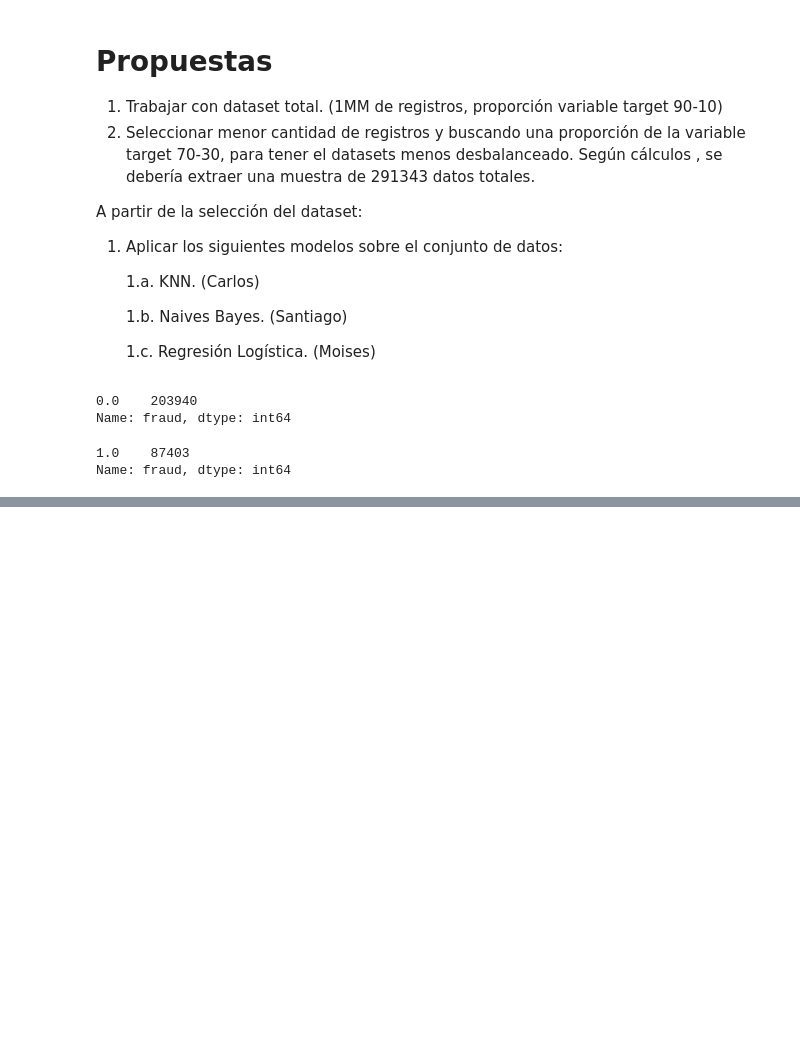
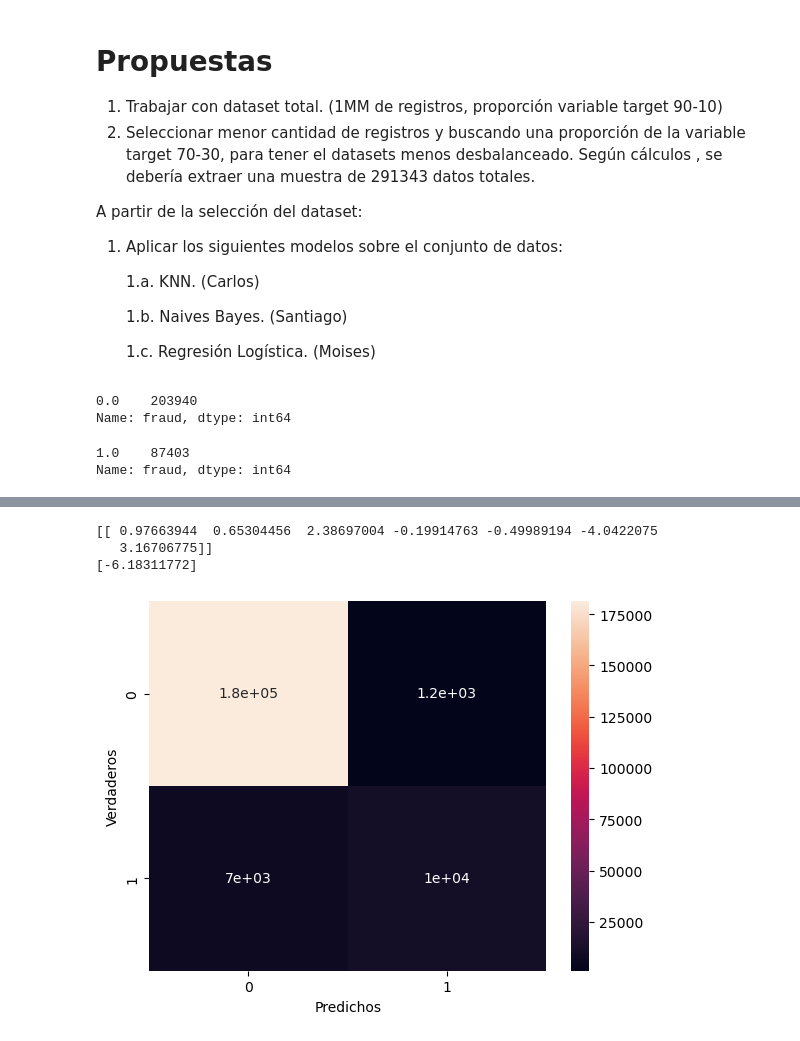
Before and after one commit to asasa293/limpieza_datos, a Jupyter notebook: TP3/TP3 - Moises.ipynb, the cells around one changed output, grey strips where cells are left out. Saved outputs shown, nothing was run; the diff lists cells and outputs as text; code cells hidden in the pictures; blank space fills up the shorter version.

```diff
--- a/TP3/TP3 - Moises.ipynb
+++ b/TP3/TP3 - Moises.ipynb
@@ -98,0 +184,45 @@ plt.ylabel("Number of Observations");
+# %%
+# División de los datos en train y test
+# ==============================================================================
+X = data[feature_cols]
+y = data['fraud']
+
+
+X_train, X_test, y_train, y_test = train_test_split(
+                                        X,
+                                        y,
+                                        stratify=y,
+                                        train_size   = 0.8,
+                                        random_state = 123,
+                                     )
+# %%
+# Estandarización
+scaler = StandardScaler()
+X_train_scaled = scaler.fit_transform(X_train)
+# %%
+# Entrenando al modelo
+X = X_train_scaled
+y = y_train
+
+# Instanciamos un objeto de esa clase
+logistic_regression = LogisticRegression()
+# Ajustamos esta instancia con los datos de entrenamiento
+logistic_regression.fit(X, y)
+print(logistic_regression.coef_)
+print(logistic_regression.intercept_)
+# %% [output]
+[[ 0.97663944  0.65304456  2.38697004 -0.19914763 -0.49989194 -4.0422075
+   3.16706775]]
+[-6.18311772]
+# %%
+# Hacemos predicciones con el modelo entrenado
+y_train_pred = logistic_regression.predict(X_train_scaled)
+y_test_pred = logistic_regression.predict(scaler.transform(X_test)) # Notar que debemos escalar los datos de testeo antes de realizar predicciones
+# %%
+# Elaboramos la matriz de confusión
+confusion_matrix(y_test, y_test_pred)
+sns.heatmap(confusion_matrix(y_test, y_test_pred), annot=True)
+plt.ylabel('Verdaderos')
+plt.xlabel('Predichos');
+# %% [output]
+[figure, added]
```
Also changed, not shown: parts of 31 cells of this notebook.
